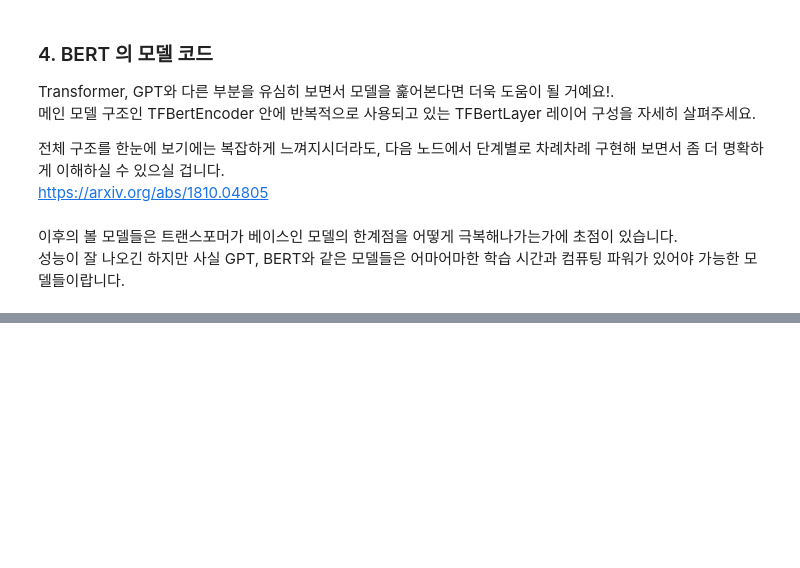
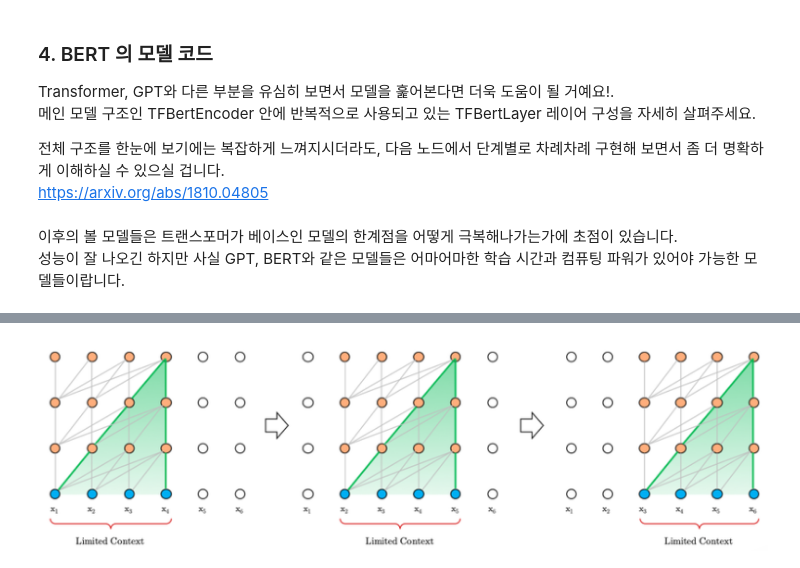
Before and after one commit to ziippy/modoo-nlp, a Jupyter notebook: 19_modern_nlp.ipynb, the cells around one changed output, grey strips where cells are left out. Drawn from its saved outputs; the diff is of its cells as text; code cells hidden in the pictures; blank space fills up the shorter version.

```diff
--- a/19_modern_nlp.ipynb
+++ b/19_modern_nlp.ipynb
@@ -270,0 +310,5 @@ https://arxiv.org/abs/1810.04805
+# %%
+from IPython.display import Image
+Image(filename='capture/19_vanilla_transformer_test_process.png')
+# %% [output]
+[figure, added]
```
Also changed, not shown: parts of 10 cells of this notebook, 4 other files.
